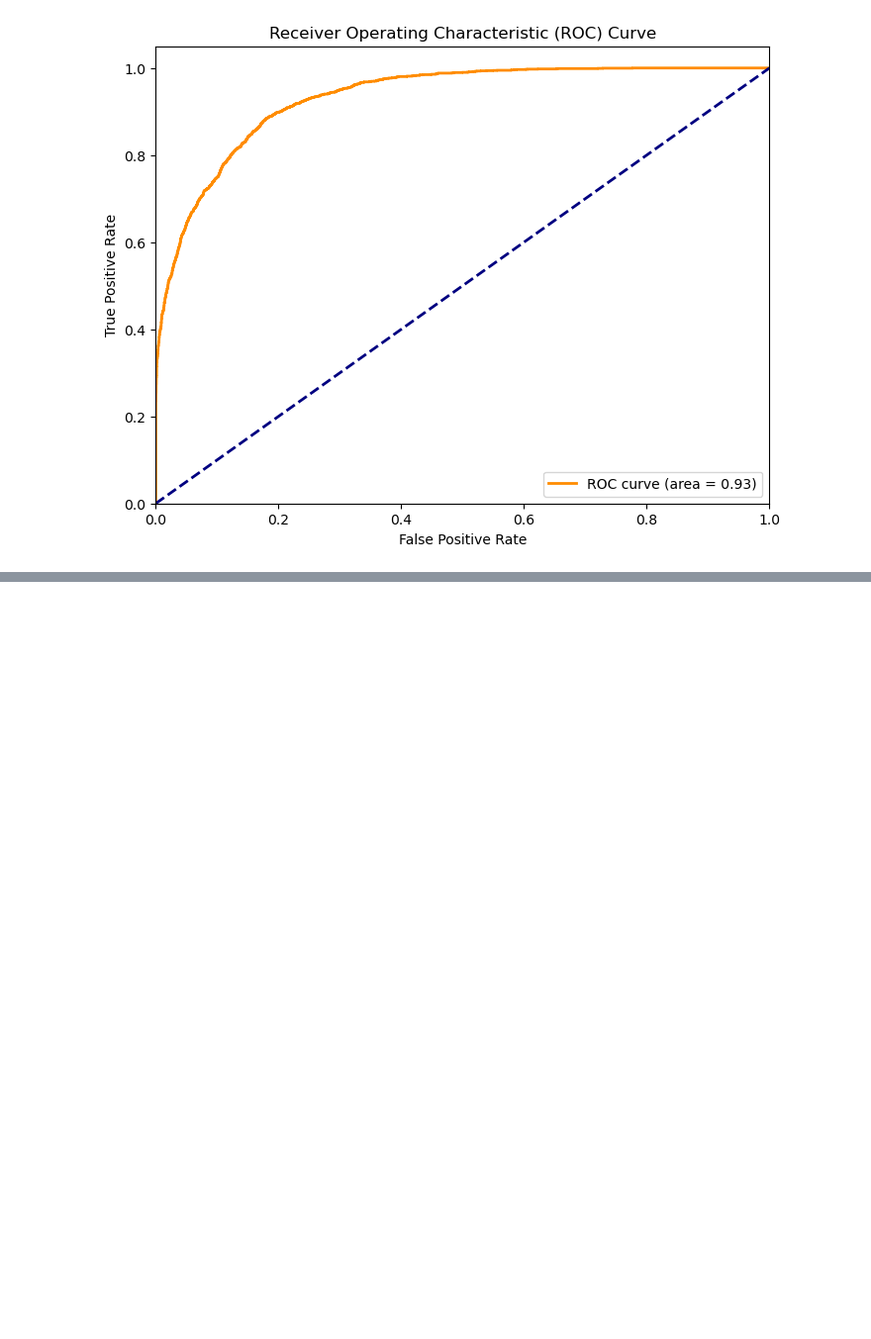
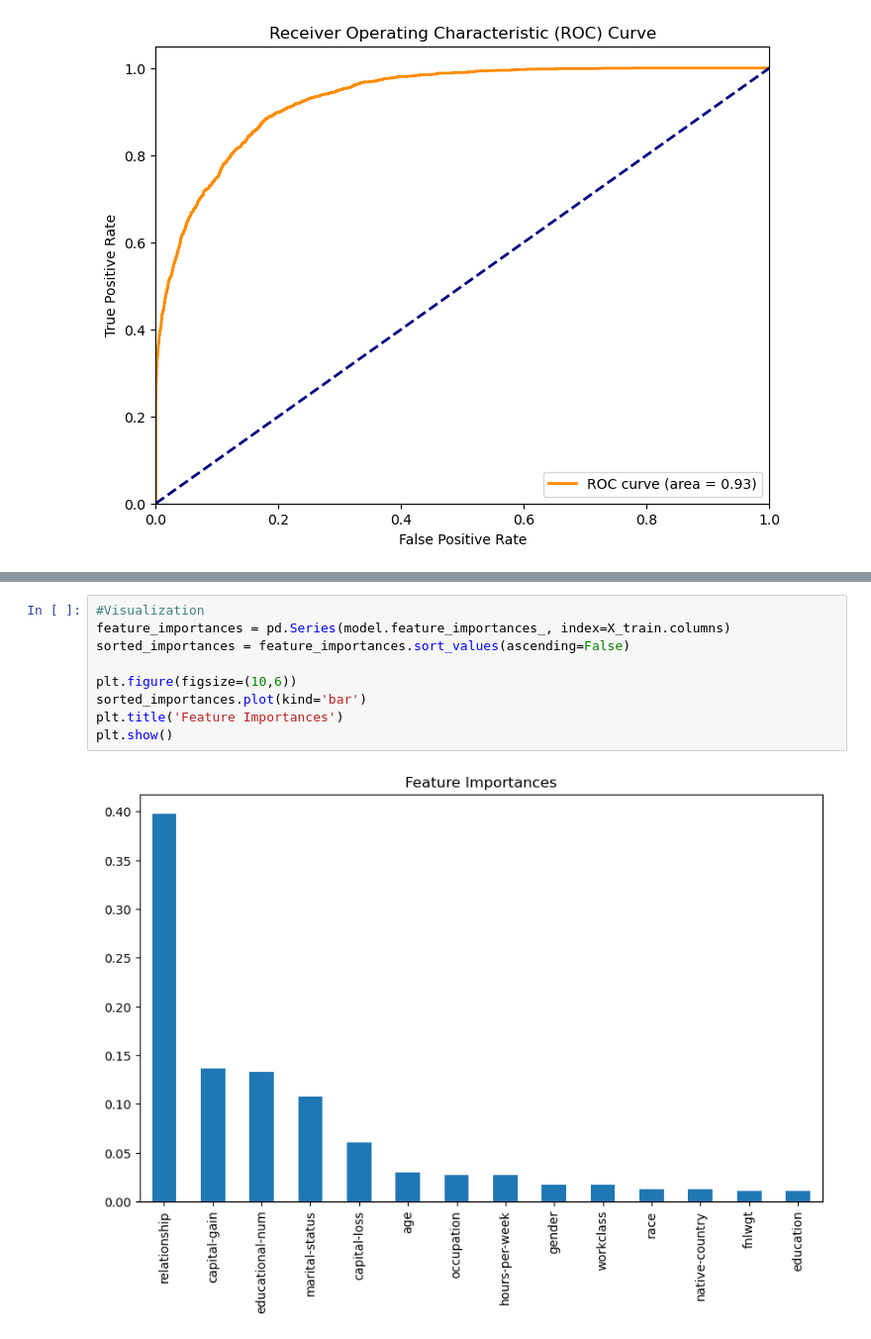
Before and after one commit to JTK112/Springboard--Joshua-D., a Jupyter notebook: DataStoryTelling.ipynb, the cells around one changed output, grey strips where cells are left out. Shown at 99% size. Drawn from its saved outputs; the diff is of its cells as text; blank space fills up the shorter version.

```diff
--- a/DataStoryTelling.ipynb
+++ b/DataStoryTelling.ipynb
@@ -437,0 +513,11 @@ plt.show()
+# %%
+#Visualization
+feature_importances = pd.Series(model.feature_importances_, index=X_train.columns)
+sorted_importances = feature_importances.sort_values(ascending=False)
+
+plt.figure(figsize=(10,6))
+sorted_importances.plot(kind='bar')
+plt.title('Feature Importances')
+plt.show()
+# %% [output]
+[figure, added]
```
Also changed, not shown: parts of 47 cells of this notebook.
